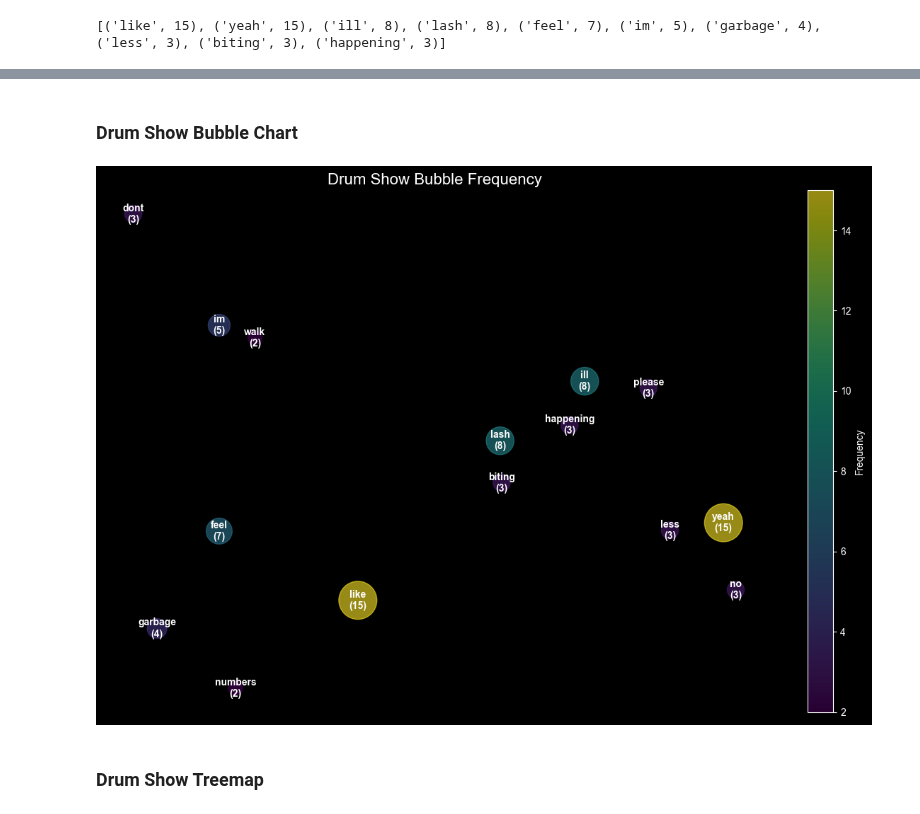
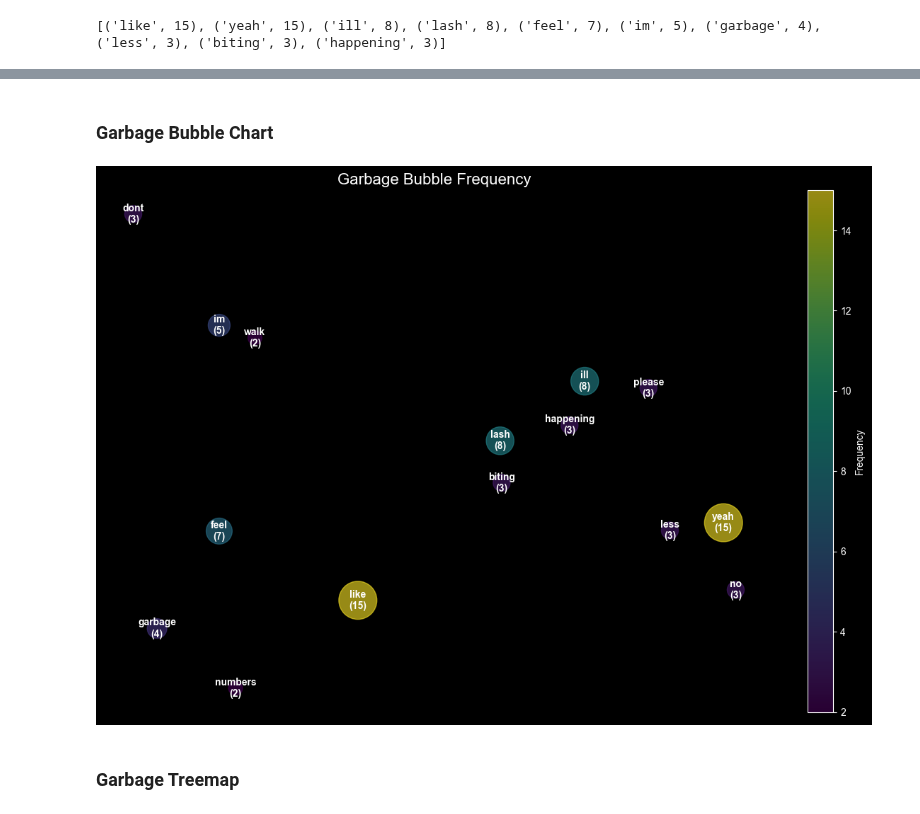
Before and after one commit to MeredithClikkie/torchbearerlab.github.io, a Jupyter notebook: garbage.ipynb, the cells around one changed output, grey strips where cells are left out. Saved outputs shown, nothing was run; the diff lists cells and outputs as text; code cells hidden in the pictures.

```diff
--- a/garbage.ipynb
+++ b/garbage.ipynb
@@ -158,5 +158,5 @@ plt.show()
 # %% [markdown]
-### Drum Show Bubble Chart
+### Garbage Bubble Chart
 # %%
 # 1. Prepare your data (from your existing code)
 df_counts = pd.DataFrame(counts.most_common(15), columns=['Word', 'Count'])
@@ -172,38 +172,38 @@ plt.figure(figsize=(12, 8))
 
 # s= size of bubbles (multiplied by a factor to make them visible)
 # c= color (can be mapped to the count)
 scatter = plt.scatter(
     df_counts['x'],
     df_counts['y'],
     s=df_counts['Count'] * 100,  # Adjust the multiplier (100) based on your data scale
     c=df_counts['Count'],
     cmap='viridis',
     alpha=0.6,
 )
 
 # 4. Add the word labels inside or near the bubbles
 for i, row in df_counts.iterrows():
     plt.annotate(
         f"{row['Word']}\n({row['Count']})",
         (row['x'], row['y']),
         ha='center',
         va='center',
         fontsize=10,
         fontweight='bold'
     )
 
 # 5. Styling
-plt.title('Drum Show Bubble Frequency', fontsize=16)
+plt.title('Garbage Bubble Frequency', fontsize=16)
 plt.axis('off') # Hide axes for a cleaner "cloud" look
 plt.colorbar(scatter, label='Frequency') # Optional: adds a color scale legend
 
 plt.tight_layout()
-plt.savefig('drum_show_bubble.png')
+plt.savefig('garbage_bubble.png')
 plt.show()
 # %% [output]
-[figure, old version]
+[figure, new version]
 # %% [markdown]
-### Drum Show Treemap
+### Garbage Treemap
 # %%
 # 1. Prepare your data (from your existing Counter object)
 df_counts = pd.DataFrame(counts.most_common(15), columns=['Word', 'Count'])
```
Also changed, not shown: parts of 11 cells of this notebook, 5 other files.
